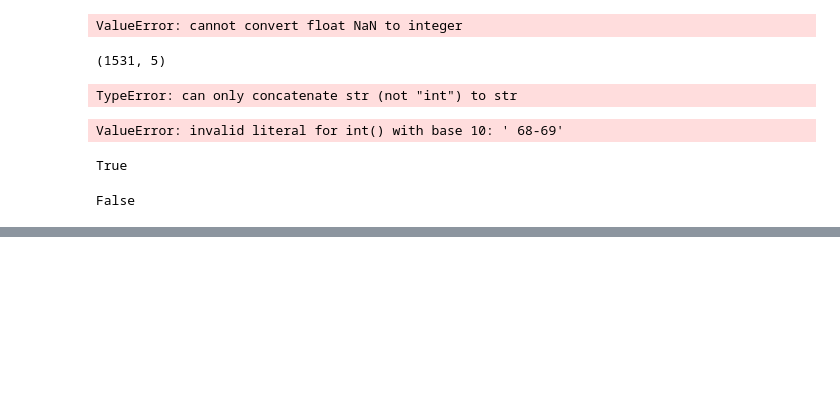
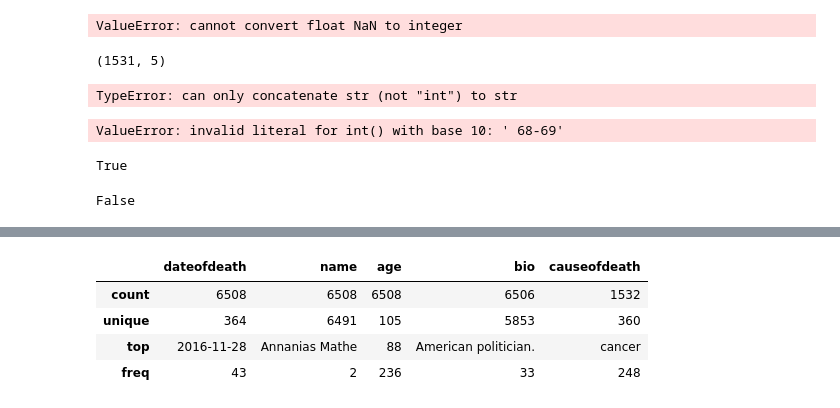
Before and after one commit to ramlaxman/cisco-2020-oct-14-pandas-tips, a Jupyter notebook: Cisco 2020 Oct 14 -- Pandas tips.ipynb, the cells around one changed output, grey strips where cells are left out. Cells and saved outputs as stored; diff of their text form; code cells hidden in the pictures; blank space fills up the shorter version.

```diff
--- a/Cisco 2020 Oct 14 -- Pandas tips.ipynb
+++ b/Cisco 2020 Oct 14 -- Pandas tips.ipynb
@@ -122,0 +167,8 @@ df['age'].
+# %%
+df.describe()
+# %% [output]
+|  | dateofdeath | name | age | bio | causeofdeath |
+| count | 6508 | 6508 | 6508 | 6506 | 1532 |
+| unique | 364 | 6491 | 105 | 5853 | 360 |
+| top | 2016-11-28 | Annanias Mathe | 88 | American politician. | cancer |
+| freq | 43 | 2 | 236 | 33 | 248 |
```
Also changed, not shown: parts of 6 cells of this notebook.
